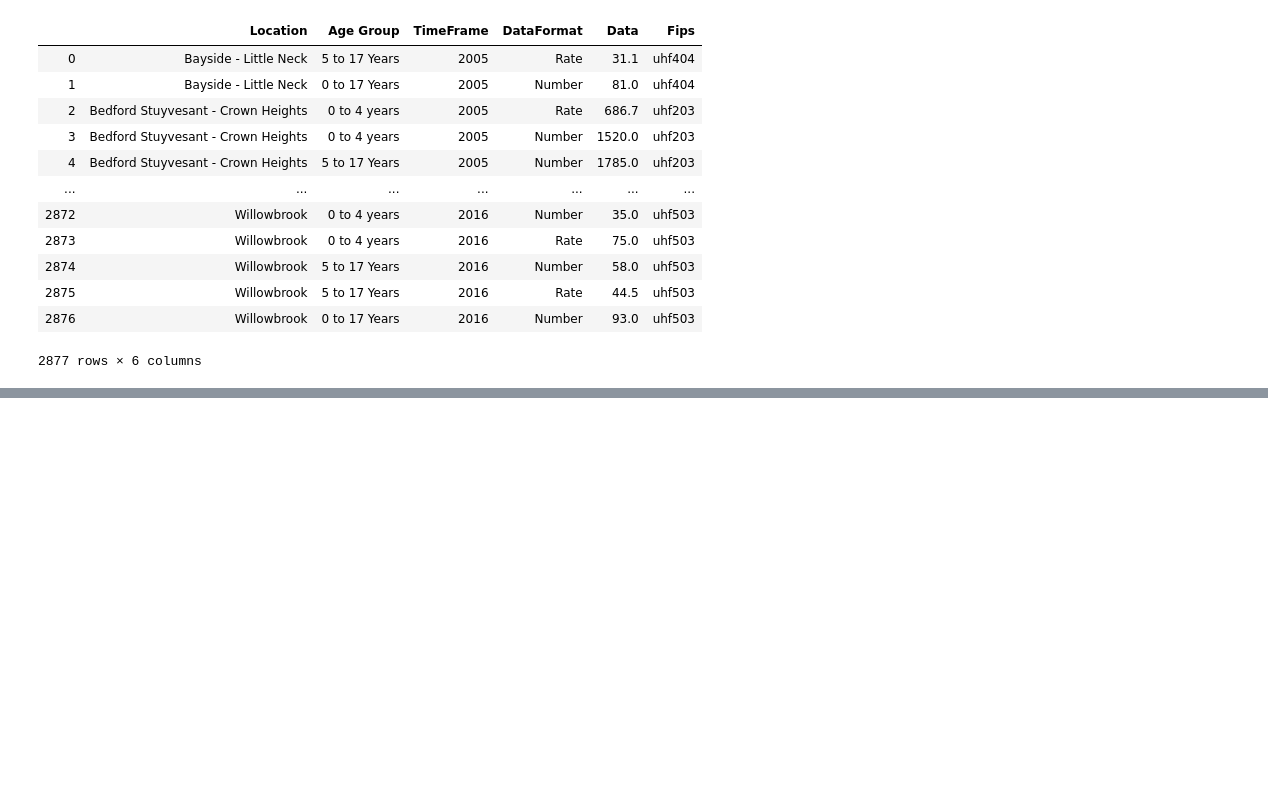
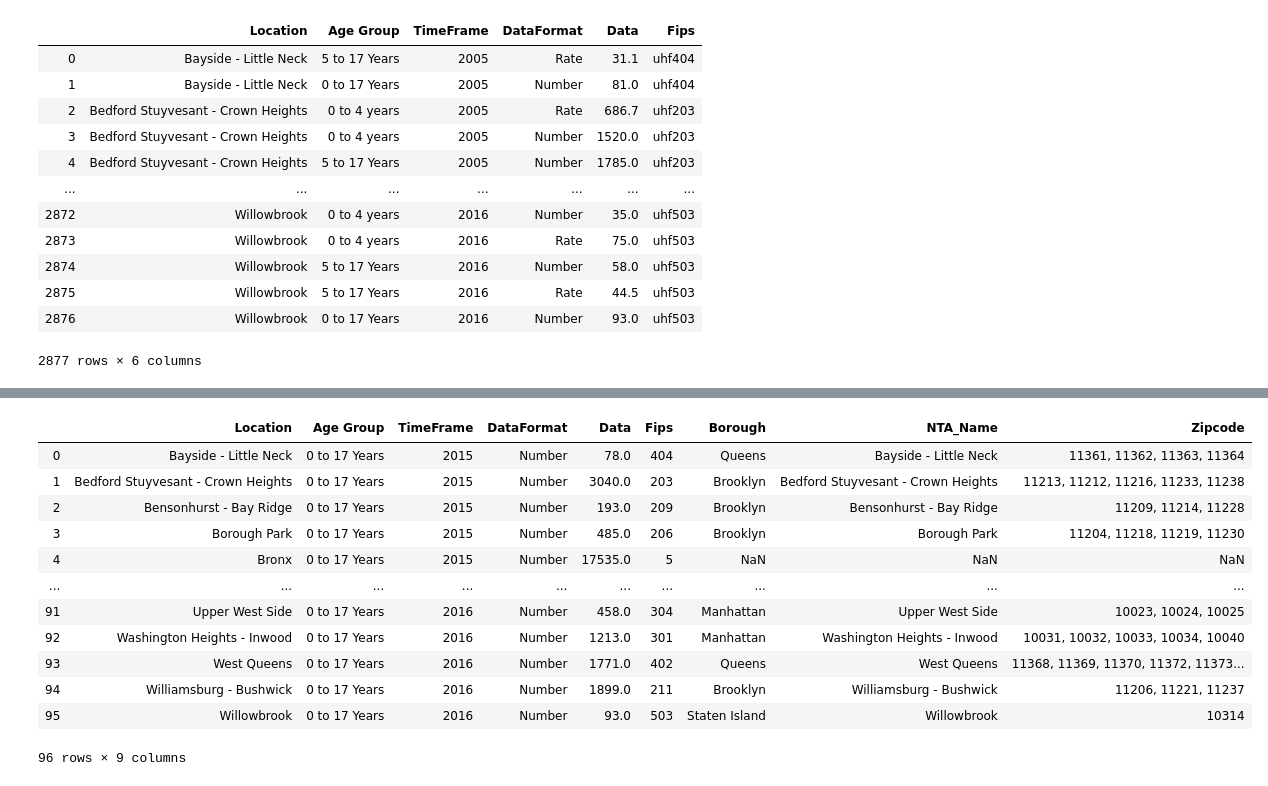
Before and after one commit to tomtav/airquality, a Jupyter notebook: development/question02/Project2/static/data/Fips_to_zip.ipynb, the cells around one changed output, grey strips where cells are left out. Drawn from its saved outputs; the diff is of its cells as text; code cells hidden in the pictures; blank space fills up the shorter version.

```diff
--- a/development/question02/Project2/static/data/Fips_to_zip.ipynb
+++ b/development/question02/Project2/static/data/Fips_to_zip.ipynb
@@ -131,0 +23,3 @@ ervisits
+# %%
+ervisits['Fips'] = ervisits['Fips'].str[3:]
+ervisits
@@ -131,0 +40,5 @@ ervisits
+# %%
+#Filtering To include only data from 2015 and 2016
+ervisits2015_2016 = ervisits[(ervisits['TimeFrame'] == 2015)
+                             | (ervisits['TimeFrame'] == 2016)]
+ervisits2015_2016
@@ -131,0 +59,7 @@ ervisits
+# %%
+## Filtering Data to include all children from 0 to 17 years old
+ervisits2015_2016_0to17 = ervisits2015_2016[(ervisits2015_2016['Age Group'] == '0 to 17 Years')
+                             & (ervisits2015_2016['DataFormat'] == 'Number')]
+ervisits2015_2016_0to17.dtypes
+ervisits2015_2016_0to17['Fips'] = ervisits2015_2016_0to17['Fips'].astype(int)
+ervisits2015_2016_0to17.dtypes
@@ -131,0 +79,17 @@ ervisits
+# %%
+fipscombined_df = ervisits2015_2016_0to17.merge(uhf_zipcode_crosswalk_df, how='left', on='Fips')
+fipscombined_df
+# %% [output]
+|  | Location | Age Group | TimeFrame | DataFormat | Data | Fips | Borough | NTA_Name | Zipcode |
+| 0 | Bayside - Little Neck | 0 to 17 Years | 2015 | Number | 78.0 | 404 | Queens | Bayside - Little Neck | 11361, 11362, 11363, 11364 |
+| 1 | Bedford Stuyvesant - Crown Heights | 0 to 17 Years | 2015 | Number | 3040.0 | 203 | Brooklyn | Bedford Stuyvesant - Crown Heights | 11213, 11212, 11216, 11233, 11238 |
+| 2 | Bensonhurst - Bay Ridge | 0 to 17 Years | 2015 | Number | 193.0 | 209 | Brooklyn | Bensonhurst - Bay Ridge | 11209, 11214, 11228 |
+| 3 | Borough Park | 0 to 17 Years | 2015 | Number | 485.0 | 206 | Brooklyn | Borough Park | 11204, 11218, 11219, 11230 |
+| 4 | Bronx | 0 to 17 Years | 2015 | Number | 17535.0 | 5 | NaN | NaN | NaN |
+| ... | ... | ... | ... | ... | ... | ... | ... | ... | ... |
+| 91 | Upper West Side | 0 to 17 Years | 2016 | Number | 458.0 | 304 | Manhattan | Upper West Side | 10023, 10024, 10025 |
+| 92 | Washington Heights - Inwood | 0 to 17 Years | 2016 | Number | 1213.0 | 301 | Manhattan | Washington Heights - Inwood | 10031, 10032, 10033, 10034, 10040 |
+| 93 | West Queens | 0 to 17 Years | 2016 | Number | 1771.0 | 402 | Queens | West Queens | 11368, 11369, 11370, 11372, 11373... |
+| 94 | Williamsburg - Bushwick | 0 to 17 Years | 2016 | Number | 1899.0 | 211 | Brooklyn | Williamsburg - Bushwick | 11206, 11221, 11237 |
+| 95 | Willowbrook | 0 to 17 Years | 2016 | Number | 93.0 | 503 | Staten Island | Willowbrook | 10314 |
+96 rows × 9 columns
```
Also changed, not shown: parts of 9 cells of this notebook.
